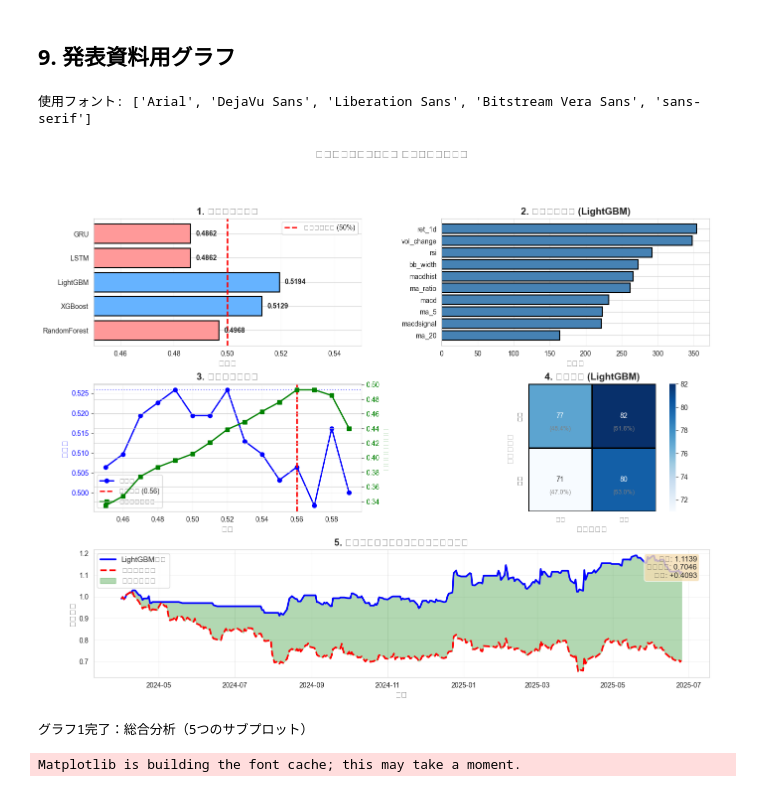
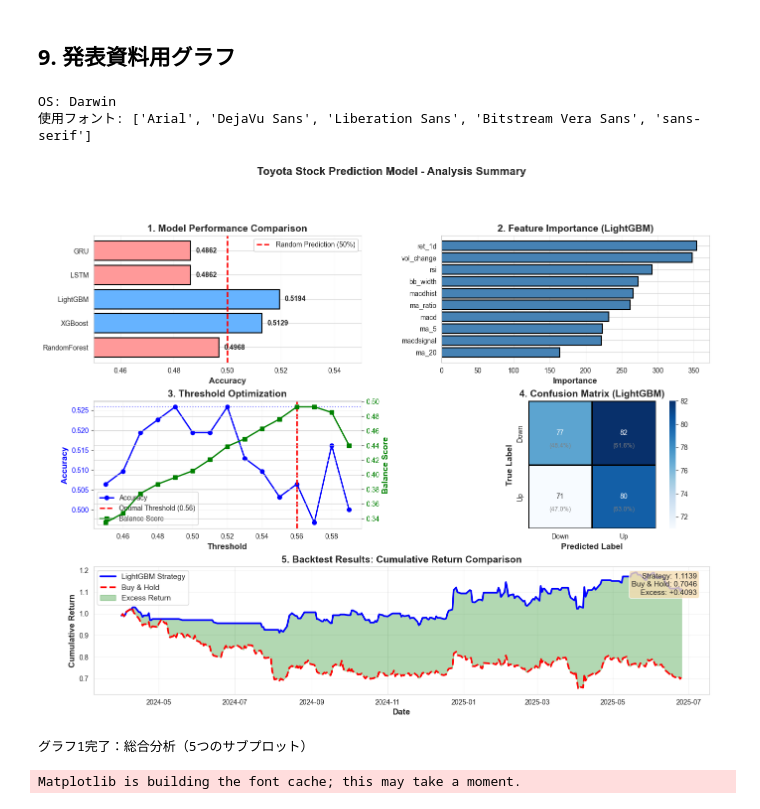
Before and after one commit to g-horikoshi-216/toyota-lstm, a Jupyter notebook: simple_buy_sell.ipynb, the cells around one changed output. Drawn from its saved outputs; the diff is of its cells as text; code cells hidden in the pictures.

```diff
--- a/simple_buy_sell.ipynb
+++ b/simple_buy_sell.ipynb
@@ -794,14 +800,21 @@ plt.show()
 import matplotlib.pyplot as plt
 import seaborn as sns
 import matplotlib
+import platform
 
-# 日本語フォント設定（macOS用）
-matplotlib.rcParams['font.sans-serif'] = ['Hiragino Sans', 'Hiragino Maru Gothic Pro', 'Arial Unicode MS', 'DejaVu Sans']
+# クロスプラットフォーム対応のフォント設定
+if platform.system() == 'Darwin':  # macOS
+    matplotlib.rcParams['font.sans-serif'] = ['Hiragino Sans', 'Hiragino Maru Gothic Pro', 'Arial Unicode MS', 'DejaVu Sans']
+elif platform.system() == 'Linux':
+    matplotlib.rcParams['font.sans-serif'] = ['Noto Sans CJK JP', 'Noto Sans', 'DejaVu Sans']
+else:  # Windows
+    matplotlib.rcParams['font.sans-serif'] = ['MS Gothic', 'Yu Gothic', 'DejaVu Sans']
 matplotlib.rcParams['axes.unicode_minus'] = False  # マイナス記号の文字化け対策
 
 sns.set_style('whitegrid')
 plt.rcParams['font.size'] = 10
 
+print(f'OS: {platform.system()}')
 print(f'使用フォント: {matplotlib.rcParams["font.sans-serif"]}')
 
 # グラフ1: 総合分析（5つのサブプロット）
@@ -815,9 +828,9 @@ accuracies = [rf_acc, xgb_acc, lgb_acc, lstm_acc, gru_acc]
 colors = ['#ff9999' if acc < 0.50 else '#66b3ff' if acc < 0.52 else '#99ff99' for acc in accuracies]
 
 bars = ax1.barh(models, accuracies, color=colors, edgecolor='black', linewidth=1.5)
-ax1.axvline(0.5, color='red', linestyle='--', linewidth=2, label='ランダム予測 (50%)')
-ax1.set_xlabel('正解率', fontsize=12, fontweight='bold')
-ax1.set_title('1. モデル性能比較', fontsize=14, fontweight='bold')
+ax1.axvline(0.5, color='red', linestyle='--', linewidth=2, label='Random Prediction (50%)')
+ax1.set_xlabel('Accuracy', fontsize=12, fontweight='bold')
+ax1.set_title('1. Model Performance Comparison', fontsize=14, fontweight='bold')
 ax1.set_xlim(0.45, 0.55)
 for i, (model, acc) in enumerate(zip(models, accuracies)):
     ax1.text(acc + 0.002, i, f'{acc:.4f}', va='center', fontsize=10, fontweight='bold')
@@ -833,8 +846,8 @@ importance_data = pd.DataFrame({
 
 bars = ax2.barh(importance_data['feature'], importance_data['importance'],
                 color='steelblue', edgecolor='black', linewidth=1.5)
-ax2.set_xlabel('重要度', fontsize=12, fontweight='bold')
-ax2.set_title('2. 特徴量重要度 (LightGBM)', fontsize=14, fontweight='bold')
+ax2.set_xlabel('Importance', fontsize=12, fontweight='bold')
+ax2.set_title('2. Feature Importance (LightGBM)', fontsize=14, fontweight='bold')
 ax2.grid(axis='x', alpha=0.3)
 
 # 3. 閾値と正解率
@@ -845,18 +858,18 @@ balance_scores = results_df['score'].values
 
 ax3_twin = ax3.twinx()
 line1 = ax3.plot(thresholds, accuracies_thresh, 'o-', color='blue', linewidth=2,
-                 markersize=6, label='正解率')
+                 markersize=6, label='Accuracy')
 line2 = ax3_twin.plot(thresholds, balance_scores, 's-', color='green', linewidth=2,
-                      markersize=6, label='バランススコア')
+                      markersize=6, label='Balance Score')
 
 ax3.axvline(optimal_threshold, color='red', linestyle='--', linewidth=2,
-            label=f'最適閾値 ({optimal_threshold:.2f})')
+            label=f'Optimal Threshold ({optimal_threshold:.2f})')
 ax3.axhline(best_accuracy, color='blue', linestyle=':', alpha=0.5)
 
-ax3.set_xlabel('閾値', fontsize=12, fontweight='bold')
-ax3.set_ylabel('正解率', fontsize=12, fontweight='bold', color='blue')
-ax3_twin.set_ylabel('バランススコア', fontsize=12, fontweight='bold', color='green')
-ax3.set_title('3. 閾値調整と性能', fontsize=14, fontweight='bold')
+ax3.set_xlabel('Threshold', fontsize=12, fontweight='bold')
+ax3.set_ylabel('Accuracy', fontsize=12, fontweight='bold', color='blue')
+ax3_twin.set_ylabel('Balance Score', fontsize=12, fontweight='bold', color='green')
+ax3.set_title('3. Threshold Optimization', fontsize=14, fontweight='bold')
 ax3.tick_params(axis='y', labelcolor='blue')
 ax3_twin.tick_params(axis='y', labelcolor='green')
 ax3.grid(alpha=0.3)
@@ -869,11 +882,11 @@ ax3.legend(lines1 + lines2, labels1 + labels2, loc='lower left')
 ax4 = fig.add_subplot(gs[1, 1])
 cm_normalized = cm.astype('float') / cm.sum(axis=1)[:, np.newaxis]
 sns.heatmap(cm, annot=True, fmt='d', cmap='Blues', cbar=True,
-            xticklabels=['下落', '上昇'], yticklabels=['下落', '上昇'],
+            xticklabels=['Down', 'Up'], yticklabels=['Down', 'Up'],
             ax=ax4, linewidths=2, linecolor='black', square=True)
-ax4.set_xlabel('予測ラベル', fontsize=12, fontweight='bold')
-ax4.set_ylabel('真のラベル', fontsize=12, fontweight='bold')
-ax4.set_title('4. 混同行列 (LightGBM)', fontsize=14, fontweight='bold')
+ax4.set_xlabel('Predicted Label', fontsize=12, fontweight='bold')
+ax4.set_ylabel('True Label', fontsize=12, fontweight='bold')
+ax4.set_title('4. Confusion Matrix (LightGBM)', fontsize=14, fontweight='bold')
 
 for i in range(2):
     for j in range(2):
@@ -891,42 +904,43 @@ results_plot['buy_hold_ret'] = results_plot['future_ret']
 results_plot['strategy_curve'] = (1 + results_plot['strategy_ret']).cumprod()
 results_plot['buy_hold_curve'] = (1 + results_plot['buy_hold_ret']).cumprod()
 
 ax5.plot(results_plot.index, results_plot['strategy_curve'],
-         linewidth=2.5, label=f'{model_type}戦略', color='blue')
+         linewidth=2.5, label=f'{model_type} Strategy', color='blue')
 ax5.plot(results_plot.index, results_plot['buy_hold_curve'],
-         linewidth=2.5, label='買い持ち戦略', color='red', linestyle='--')
+         linewidth=2.5, label='Buy & Hold', color='red', linestyle='--')
 ax5.fill_between(results_plot.index, results_plot['strategy_curve'],
                  results_plot['buy_hold_curve'],
                  where=(results_plot['strategy_curve'] >= results_plot['buy_hold_curve']),
-                 alpha=0.3, color='green', label='超過リターン')
+                 alpha=0.3, color='green', label='Excess Return')
 ax5.fill_between(results_plot.index, results_plot['strategy_curve'],
                  results_plot['buy_hold_curve'],
                  where=(results_plot['strategy_curve'] < results_plot['buy_hold_curve']),
                  alpha=0.3, color='red')
 
-ax5.set_xlabel('日付', fontsize=12, fontweight='bold')
-ax5.set_ylabel('累積倍率', fontsize=12, fontweight='bold')
-ax5.set_title('5. バックテスト結果：累積リターン比較', fontsize=14, fontweight='bold')
+ax5.set_xlabel('Date', fontsize=12, fontweight='bold')
+ax5.set_ylabel('Cumulative Return', fontsize=12, fontweight='bold')
+ax5.set_title('5. Backtest Results: Cumulative Return Comparison', fontsize=14, fontweight='bold')
 ax5.legend(loc='upper left', fontsize=11)
 ax5.grid(alpha=0.3)
 
 final_strategy = results_plot['strategy_curve'].iloc[-1]
 final_buyhold = results_plot['buy_hold_curve'].iloc[-1]
 excess = final_strategy - final_buyhold
 
 ax5.text(0.98, 0.95,
-         f'戦略: {final_strategy:.4f}\n買い持ち: {final_buyhold:.4f}\n超過: {excess:+.4f}',
+         f'Strategy: {final_strategy:.4f}\nBuy & Hold: {final_buyhold:.4f}\nExcess: {excess:+.4f}',
          transform=ax5.transAxes, fontsize=11, verticalalignment='top',
          horizontalalignment='right', bbox=dict(boxstyle='round', facecolor='wheat', alpha=0.8))
 
-plt.suptitle('トヨタ株価予測モデル 分析結果サマリー', fontsize=16, fontweight='bold', y=0.995)
+plt.suptitle('Toyota Stock Prediction Model - Analysis Summary', fontsize=16, fontweight='bold', y=0.995)
 plt.tight_layout()
 plt.show()
 
 print('グラフ1完了：総合分析（5つのサブプロット）')
 # %% [output]
+OS: Darwin
 使用フォント: ['Arial', 'DejaVu Sans', 'Liberation Sans', 'Bitstream Vera Sans', 'sans-serif']
-[figure, old version]
+[figure, new version]
 グラフ1完了：総合分析（5つのサブプロット）
 # %%
 # matplotlibフォントキャッシュをクリア（初回のみ実行）
```
Also changed, not shown: parts of 2 cells of this notebook.
